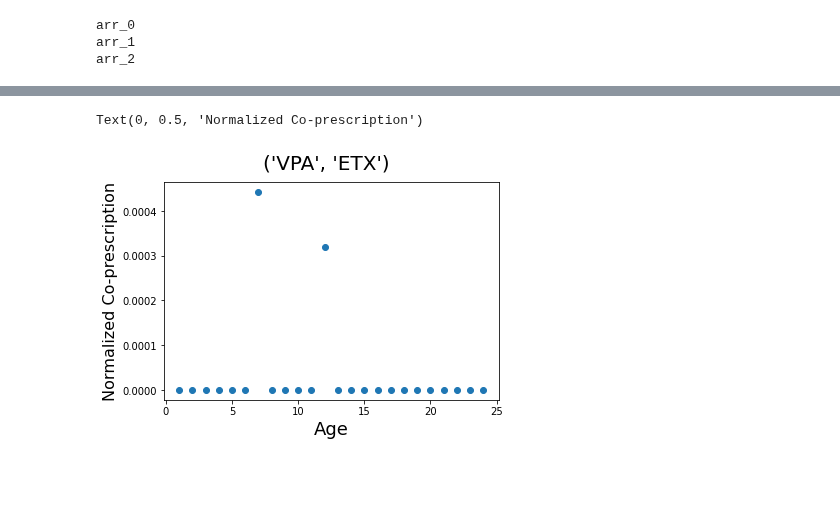
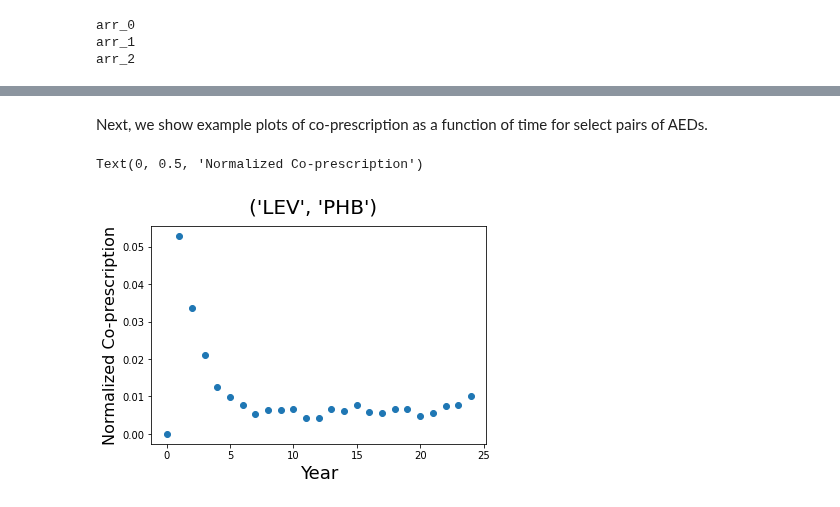
Before and after one commit to spatank/CIS-545, a Jupyter notebook: project_SPP.ipynb, the cells around one changed output, grey strips where cells are left out. Saved outputs shown, nothing was run; the diff lists cells and outputs as text; code cells hidden in the pictures; blank space fills up the shorter version.

```diff
--- a/project_SPP.ipynb
+++ b/project_SPP.ipynb
@@ -45,9 +54,8 @@ def transpose(matrix):
 # %%
-# num_age_groups = time_var_adj.shape[2] # years of longitudinal data
-num_age_groups = 25 # i.e., up to age num_age_groups - 1
+years = 25
 upper_tri_indices = np.triu_indices(20, k = 1)
 edges_across_time = []
-for idx in range(1, num_age_groups):
+for idx in range(years):
   curr_adj_mat = time_var_adj[:, :, idx]
   if np.sum(curr_adj_mat) != 0:
     curr_adj_mat = curr_adj_mat/np.sum(curr_adj_mat) # normalize
@@ -90,10 +104,12 @@ high_variance_edges # (VPA, ETX, 22), (VPA, LEV, 5), (LEV, CBZ, 50),
+# %% [markdown]
+Next, we show example plots of co-prescription as a function of time for select pairs of AEDs.
 # %%
-edge = 22
+edge = 2
 fig = plt.figure()
-plt.scatter(list(range(1, len(edges_across_time[edge]) + 1)), edges_across_time[edge])
-fig.suptitle(str(high_variance_edges[edge][1]), fontsize = 20)
-plt.xlabel('Age', fontsize = 18)
+plt.scatter(list(range(len(edges_across_time[edge]))), edges_across_time[edge])
+fig.suptitle(str(all_edges[edge]), fontsize = 20)
+plt.xlabel('Year', fontsize = 18)
 plt.ylabel('Normalized Co-prescription', fontsize = 16)
 # %% [output]
 Text(0, 0.5, 'Normalized Co-prescription')
-[figure, old version]
+[figure, new version]
```
Also changed, not shown: parts of 26 cells of this notebook.
